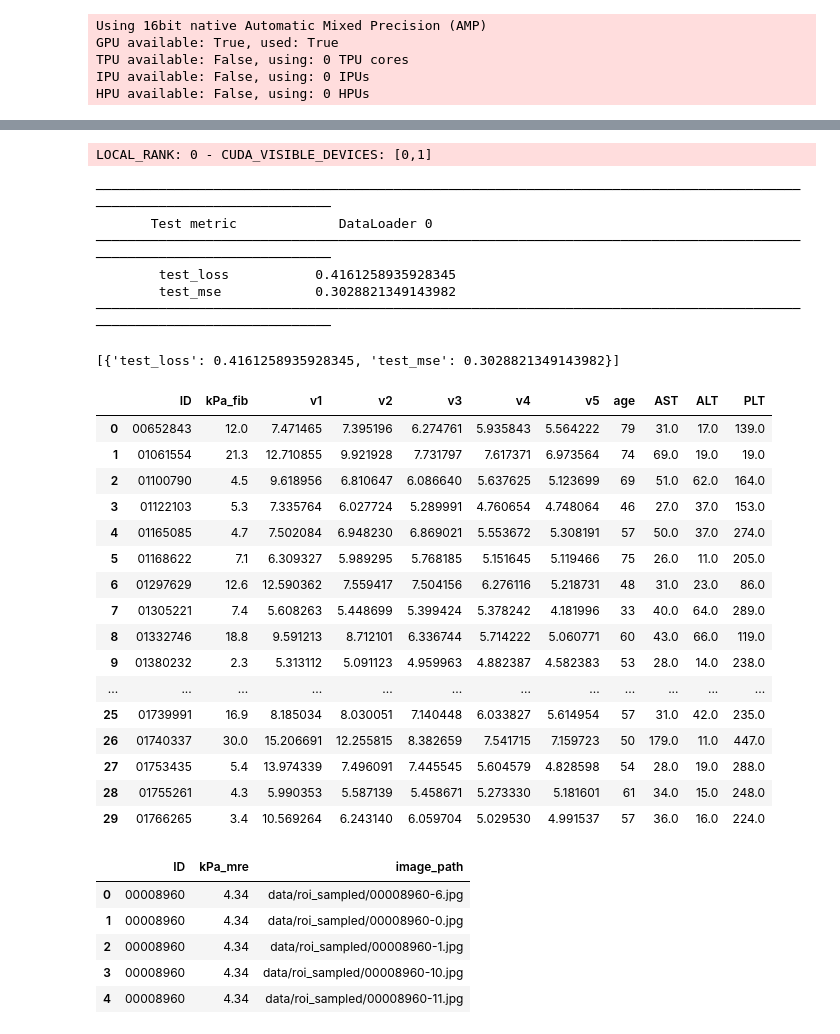
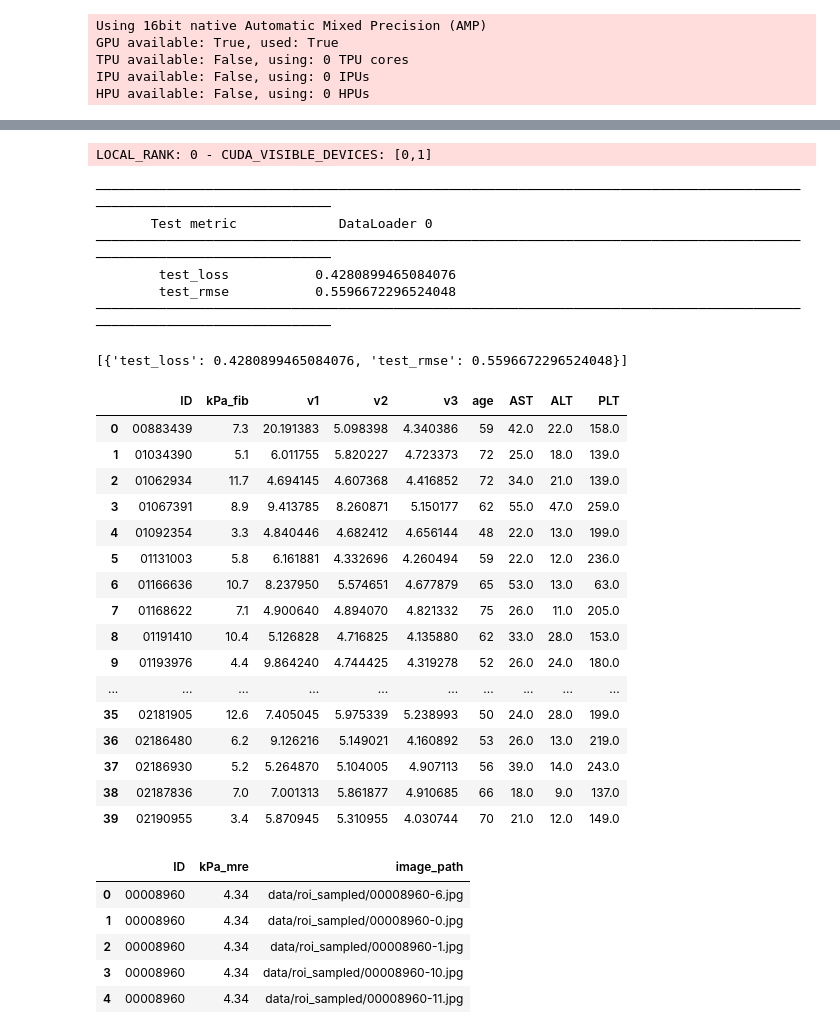
Before and after one commit to jonghyunlee1993/UltrasonographyImageAnalysis, a Jupyter notebook: resnet152_regression.ipynb, the cells around one changed output, grey strips where cells are left out. Drawn from its saved outputs; the diff is of its cells as text; code cells hidden in the pictures.

```diff
--- a/resnet152_regression.ipynb
+++ b/resnet152_regression.ipynb
@@ -150,33 +206,34 @@ class KpaPredictor(pl.LightningModule):
         # x: image, y: kpa
         x, y = batch
         preds = torch.squeeze(self(x), -1)
+
         loss = F.l1_loss(preds, y)
-        mse = mean_squared_error(preds, y)
+        mse = torch.sqrt(mean_squared_error(preds, y))
 
         return preds, loss, mse
 
 
     def training_step(self, batch, batch_idx):
-        _, loss, mse = self.step(batch)
+        _, loss, rmse = self.step(batch)
 
         self.log('train_loss', loss, on_step=False, on_epoch=True, prog_bar=True)
-        self.log('train_mse', mse, on_step=False, on_epoch=True, prog_bar=True)
+        self.log('train_rmse', rmse, on_step=False, on_epoch=True, prog_bar=True)
 
         return loss
 
 
     def validation_step(self, batch, batch_idx):
-        _, loss, mse = self.step(batch)
+        _, loss, rmse = self.step(batch)
 
         self.log('valid_loss', loss, on_step=False, on_epoch=True, prog_bar=True)
-        self.log('valid_mse', mse, on_step=False, on_epoch=True, prog_bar=True)
+        self.log('valid_rmse', rmse, on_step=False, on_epoch=True, prog_bar=True)
 
 
     def test_step(self, batch, batch_idx):
-        _, loss, mse = self.step(batch)
+        _, loss, rmse = self.step(batch)
 
         self.log('test_loss', loss, on_step=False, on_epoch=True, prog_bar=True)
-        self.log('test_mse', mse, on_step=False, on_epoch=True, prog_bar=True)
+        self.log('test_rmse', rmse, on_step=False, on_epoch=True, prog_bar=True)
 
 
     def predict_step(self, batch, batch_idx):
@@ -186,8 +243,8 @@ class KpaPredictor(pl.LightningModule):
 
 
     def configure_optimizers(self):
-        optimizer = torch.optim.Adam(self.parameters(), lr=6e-4)
-        scheduler = torch.optim.lr_scheduler.CosineAnnealingLR(optimizer, T_max=30)
+        optimizer = torch.optim.Adam(self.parameters(), lr=5e-4)
+        scheduler = torch.optim.lr_scheduler.CosineAnnealingLR(optimizer, T_max=10)
 
         return {"optimizer": optimizer, "lr_scheduler": scheduler}
 
@@ -198,14 +255,14 @@ class KpaPredictor(pl.LightningModule):
 
 
 callbacks = [
-    ModelCheckpoint(monitor='valid_loss', save_top_k=3, dirpath='weights/regression_res152_wo_bound', filename='kpa_predictor-{epoch:03d}-{valid_loss:.4f}-{valid_mse:.4f}'),
+    ModelCheckpoint(monitor='valid_loss', save_top_k=3, dirpath='weights/ResNet152_regression', filename='kpa_predictor-{epoch:03d}-{valid_loss:.4f}-{valid_rmse:.4f}'),
 ]
 
 
 model = timm.create_model("resnet152", num_classes=1, pretrained=True)
 kpa_predictor = KpaPredictor(model)
 
-trainer = pl.Trainer(max_epochs=100, gpus=[1],
+trainer = pl.Trainer(max_epochs=50, gpus=[1],
                      enable_progress_bar=True,
                      callbacks=callbacks, precision=16)
 # %% [output]
@@ -266,6 +287,6 @@ NotebookApp.rate_limit_window=3.0 (secs)
 # %%
-ckpt_fname = "kpa_predictor-epoch=027-valid_loss=0.4691-valid_mse=0.3680.ckpt"
-kpa_predictor = kpa_predictor.load_from_checkpoint("weights/regression_res152_wo_bound/" + ckpt_fname, model=model)
+ckpt_fname = "kpa_predictor-epoch=025-valid_loss=0.4188-valid_rmse=0.5472.ckpt"
+kpa_predictor = kpa_predictor.load_from_checkpoint("weights/ResNet152_regression/" + ckpt_fname, model=model)
 
 trainer.test(kpa_predictor, test_dataloader)
 # %% [output]
@@ -273,10 +294,10 @@ LOCAL_RANK: 0 - CUDA_VISIBLE_DEVICES: [0,1]
 ────────────────────────────────────────────────────────────────────────────────────────────────────────────────────────
        Test metric             DataLoader 0
 ────────────────────────────────────────────────────────────────────────────────────────────────────────────────────────
-        test_loss           0.4161258935928345
-        test_mse            0.3028821349143982
+        test_loss           0.4280899465084076
+        test_rmse           0.5596672296524048
 ────────────────────────────────────────────────────────────────────────────────────────────────────────────────────────
-[{'test_loss': 0.4161258935928345, 'test_mse': 0.3028821349143982}]
+[{'test_loss': 0.4280899465084076, 'test_rmse': 0.5596672296524048}]
 # %%
 from tqdm import tqdm
 
@@ -301,51 +322,53 @@ class PredictDataset(Dataset):
 
         return image['image'], torch.tensor(y).log().float(), ID, fname
 
 predict_df = pd.concat([valid_df, test_df], axis=0).reset_index(drop=True)
 
 predict_dataset = PredictDataset(predict_df, valid_transform)
 predict_dataloader = DataLoader(predict_dataset, batch_size=1)
 
 results = []
 
 kpa_predictor.model.eval()
 kpa_predictor.model.to("cuda")
 
 for batch in predict_dataloader:
     image, y, ID, fname = batch
 
     pred = kpa_predictor(image.to("cuda"))
     results.append([ID[0], np.exp(pred.detach().to("cpu").numpy()[0][0])])
 
 results = pd.DataFrame(results, columns=['ID', 'pred'])
-results = results.groupby("ID").head(5).sort_values(["ID", "pred"], ascending=False).groupby("ID").agg(list).reset_index()
-results = pd.concat([results['ID'], pd.DataFrame(results['pred'].tolist(), columns=['v1', 'v2', 'v3', 'v4', 'v5'])], axis=1)
+results = results.groupby("ID").head(3).sort_values(["ID", "pred"], ascending=False).groupby("ID").agg(list).reset_index()
+results = pd.concat([results['ID'], pd.DataFrame(results['pred'].tolist(), columns=['v1', 'v2', 'v3'])], axis=1)
 
 df = pd.read_excel("data/US_fibrosis_stage_dataset.xlsx", engine="openpyxl")
 df = df.loc[:, ["ID", "age", "AST", "ALT", "PLT"]]
 df.ID = df.ID.map(lambda x: str(x).zfill(8))
 
 predict_df = pd.merge(predict_df, df, on="ID", how="left")
 predict_df = pd.merge(predict_df, results, on="ID", how="left")
-predict_df = predict_df.loc[:, ["ID", "kPa_fib", "v1", "v2", "v3", "v4", "v5", "age", "AST", "ALT", "PLT"]]
+predict_df = predict_df.loc[:, ["ID", "kPa_fib", "v1", "v2", "v3", "age", "AST", "ALT", "PLT"]]
 predict_df = predict_df.drop_duplicates().reset_index(drop=True)
 
-predict_df.to_csv("data/fibroscan_predict_df.csv", index=False)
+predict_df.head(40)
+
+# predict_df.to_csv("data/fibroscan_predict_df.csv", index=False)
 # %% [output]
-|  | ID | kPa_fib | v1 | v2 | v3 | v4 | v5 | age | AST | ALT | PLT |
-| 0 | 00652843 | 12.0 | 7.471465 | 7.395196 | 6.274761 | 5.935843 | 5.564222 | 79 | 31.0 | 17.0 | 139.0 |
-| 1 | 01061554 | 21.3 | 12.710855 | 9.921928 | 7.731797 | 7.617371 | 6.973564 | 74 | 69.0 | 19.0 | 19.0 |
-| 2 | 01100790 | 4.5 | 9.618956 | 6.810647 | 6.086640 | 5.637625 | 5.123699 | 69 | 51.0 | 62.0 | 164.0 |
-| 3 | 01122103 | 5.3 | 7.335764 | 6.027724 | 5.289991 | 4.760654 | 4.748064 | 46 | 27.0 | 37.0 | 153.0 |
-| 4 | 01165085 | 4.7 | 7.502084 | 6.948230 | 6.869021 | 5.553672 | 5.308191 | 57 | 50.0 | 37.0 | 274.0 |
-| 5 | 01168622 | 7.1 | 6.309327 | 5.989295 | 5.768185 | 5.151645 | 5.119466 | 75 | 26.0 | 11.0 | 205.0 |
-| 6 | 01297629 | 12.6 | 12.590362 | 7.559417 | 7.504156 | 6.276116 | 5.218731 | 48 | 31.0 | 23.0 | 86.0 |
-| 7 | 01305221 | 7.4 | 5.608263 | 5.448699 | 5.399424 | 5.378242 | 4.181996 | 33 | 40.0 | 64.0 | 289.0 |
-| 8 | 01332746 | 18.8 | 9.591213 | 8.712101 | 6.336744 | 5.714222 | 5.060771 | 60 | 43.0 | 66.0 | 119.0 |
-| 9 | 01380232 | 2.3 | 5.313112 | 5.091123 | 4.959963 | 4.882387 | 4.582383 | 53 | 28.0 | 14.0 | 238.0 |
-| ... | ... | ... | ... | ... | ... | ... | ... | ... | ... | ... | ... |
-| 25 | 01739991 | 16.9 | 8.185034 | 8.030051 | 7.140448 | 6.033827 | 5.614954 | 57 | 31.0 | 42.0 | 235.0 |
-| 26 | 01740337 | 30.0 | 15.206691 | 12.255815 | 8.382659 | 7.541715 | 7.159723 | 50 | 179.0 | 11.0 | 447.0 |
-| 27 | 01753435 | 5.4 | 13.974339 | 7.496091 | 7.445545 | 5.604579 | 4.828598 | 54 | 28.0 | 19.0 | 288.0 |
-| 28 | 01755261 | 4.3 | 5.990353 | 5.587139 | 5.458671 | 5.273330 | 5.181601 | 61 | 34.0 | 15.0 | 248.0 |
-| 29 | 01766265 | 3.4 | 10.569264 | 6.243140 | 6.059704 | 5.029530 | 4.991537 | 57 | 36.0 | 16.0 | 224.0 |
+|  | ID | kPa_fib | v1 | v2 | v3 | age | AST | ALT | PLT |
+| 0 | 00883439 | 7.3 | 20.191383 | 5.098398 | 4.340386 | 59 | 42.0 | 22.0 | 158.0 |
+| 1 | 01034390 | 5.1 | 6.011755 | 5.820227 | 4.723373 | 72 | 25.0 | 18.0 | 139.0 |
+| 2 | 01062934 | 11.7 | 4.694145 | 4.607368 | 4.416852 | 72 | 34.0 | 21.0 | 139.0 |
+| 3 | 01067391 | 8.9 | 9.413785 | 8.260871 | 5.150177 | 62 | 55.0 | 47.0 | 259.0 |
+| 4 | 01092354 | 3.3 | 4.840446 | 4.682412 | 4.656144 | 48 | 22.0 | 13.0 | 199.0 |
+| 5 | 01131003 | 5.8 | 6.161881 | 4.332696 | 4.260494 | 59 | 22.0 | 12.0 | 236.0 |
+| 6 | 01166636 | 10.7 | 8.237950 | 5.574651 | 4.677879 | 65 | 53.0 | 13.0 | 63.0 |
+| 7 | 01168622 | 7.1 | 4.900640 | 4.894070 | 4.821332 | 75 | 26.0 | 11.0 | 205.0 |
+| 8 | 01191410 | 10.4 | 5.126828 | 4.716825 | 4.135880 | 62 | 33.0 | 28.0 | 153.0 |
+| 9 | 01193976 | 4.4 | 9.864240 | 4.744425 | 4.319278 | 52 | 26.0 | 24.0 | 180.0 |
+| ... | ... | ... | ... | ... | ... | ... | ... | ... | ... |
+| 35 | 02181905 | 12.6 | 7.405045 | 5.975339 | 5.238993 | 50 | 24.0 | 28.0 | 199.0 |
+| 36 | 02186480 | 6.2 | 9.126216 | 5.149021 | 4.160892 | 53 | 26.0 | 13.0 | 219.0 |
+| 37 | 02186930 | 5.2 | 5.264870 | 5.104005 | 4.907113 | 56 | 39.0 | 14.0 | 243.0 |
+| 38 | 02187836 | 7.0 | 7.001313 | 5.861877 | 4.910685 | 66 | 18.0 | 9.0 | 137.0 |
+| 39 | 02190955 | 3.4 | 5.870945 | 5.310955 | 4.030744 | 70 | 21.0 | 12.0 | 149.0 |
```
Also changed, not shown: parts of 6 cells of this notebook.
